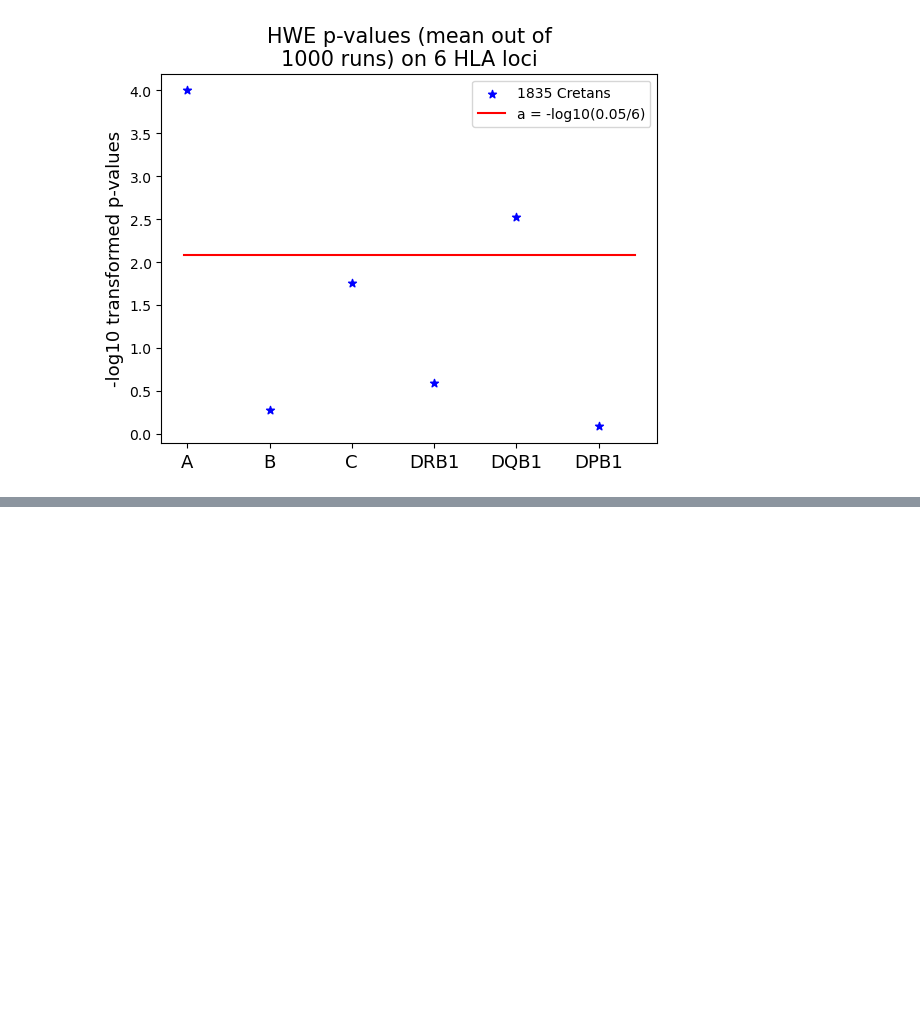
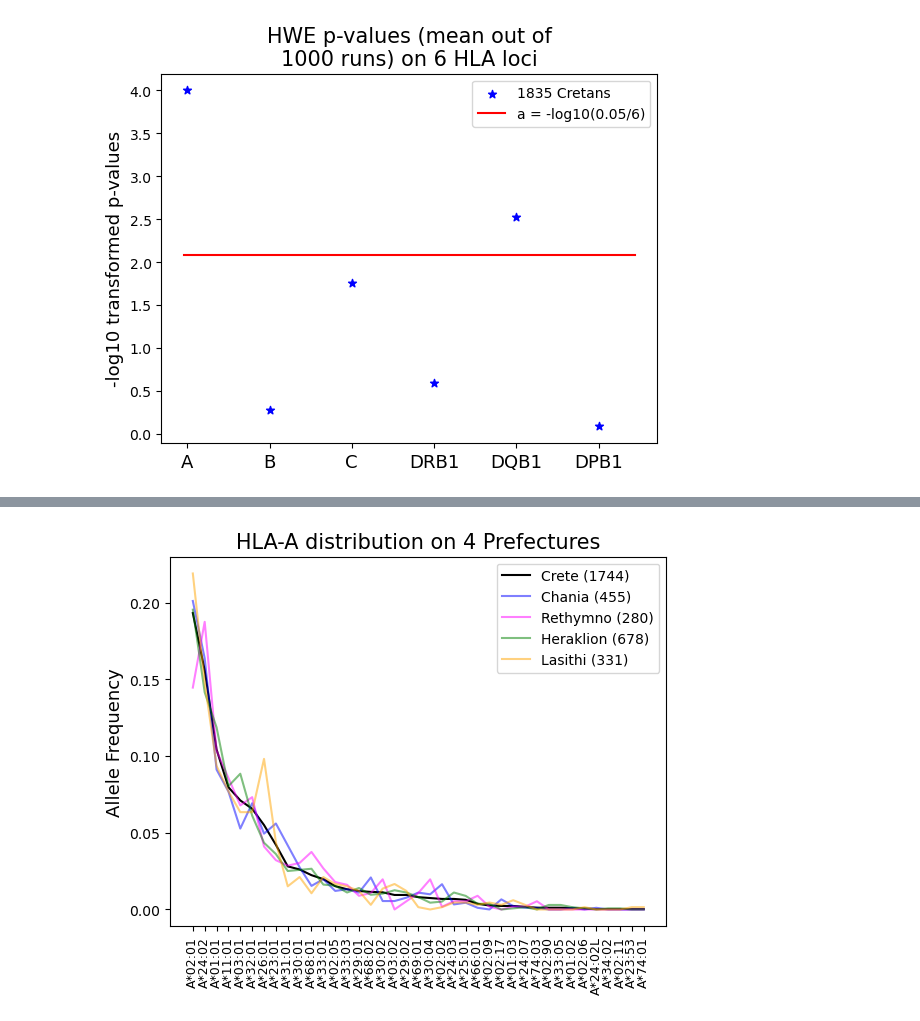
Before and after one commit to ioannavasilopoulou/ECoBBMaDoR_HLA, a Jupyter notebook: paper_code.ipynb, the cells around one changed output, grey strips where cells are left out. Drawn from its saved outputs; the diff is of its cells as text; code cells hidden in the pictures; blank space fills up the shorter version.

```diff
--- a/paper_code.ipynb
+++ b/paper_code.ipynb
@@ -1341,0 +1749,51 @@ def Arlequin_LD_pvalues(arlequin_DKMS,log10=None):
+# %%
+def pref_af_comp_all_alleles_plot(comparison_list):
+
+    alleles = [x[0] for x in comparison_list]
+    all_pref = [x[1] for x in comparison_list]
+    ch = [x[2] for x in comparison_list]
+    ret = [x[3] for x in comparison_list]
+    her = [x[4] for x in comparison_list]
+    las = [x[5] for x in comparison_list]
+    hla_gene = alleles[0].split('*')[0]
+
+#     print(f'Total HLA-{hla_gene} alleles: {len(alleles)}')
+#     return
+
+    fig, ax = plt.subplots()
+
+    if hla_gene == 'B':
+        font = 5
+#         label1 = 'Crete'; label2 = 'Chania'; label3 = 'Rethymno' ; label4 = 'Heraklion' ; label5 = 'Lasithi'
+    else:
+        font = 9
+
+    label1='Crete (1744)';label2='Chania (455)';label3='Rethymno (280)';label4='Heraklion (678)';label5='Lasithi (331)'
+
+#     plt.plot(list(range(1,len(alleles)+1)), all_pref, '-', color = 'black', label=label1,alpha=0.5)
+    plt.plot(list(range(1,len(alleles)+1)), all_pref, '-', color = 'black', label=label1)
+    plt.plot(list(range(1,len(alleles)+1)), ch, '-', color = 'blue', label=label2,alpha=0.5)
+    plt.plot(list(range(1,len(alleles)+1)), ret, '-', color = 'magenta', label=label3,alpha=0.5)
+    plt.plot(list(range(1,len(alleles)+1)), her, '-', color = 'green', label=label4,alpha=0.5)
+    plt.plot(list(range(1,len(alleles)+1)), las, '-', color = 'orange', label=label5,alpha=0.5)
+
+    ax.legend()
+
+    plt.xticks(list(range(1,len(alleles)+1)), alleles, fontsize=font, rotation=90)
+    plt.title(f'HLA-{hla_gene} distribution on 4 Prefectures', fontsize=15)
+    plt.ylabel('Allele Frequency', fontsize=13)
+
+#     fig.set_dpi(300)
+#     fig.tight_layout()
+#     plt.savefig(f'Prefectures_Analysis/new_1744_total/all/Prefecture AF comparison on HLA-{hla_gene}.png')
+
+    plt.show()
+
+pref_af_comp_all_alleles_plot(comp_all_A)
+# pref_af_comp_all_alleles_plot(comp_all_B)
+# pref_af_comp_all_alleles_plot(comp_all_C)
+# pref_af_comp_all_alleles_plot(comp_all_DRB1)
+# pref_af_comp_all_alleles_plot(comp_all_DQB1)
+# pref_af_comp_all_alleles_plot(comp_all_DPB1)
+# %% [output]
+[figure, added]
```
Also changed, not shown: parts of 13 cells of this notebook.
